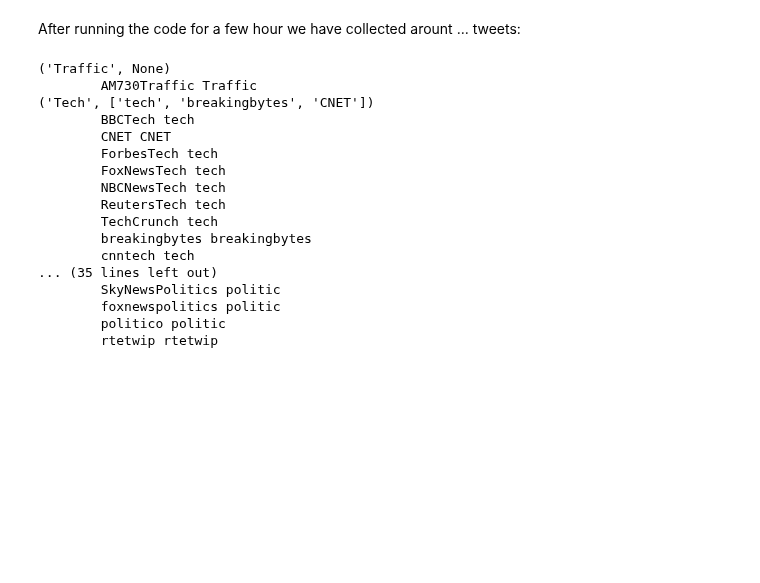
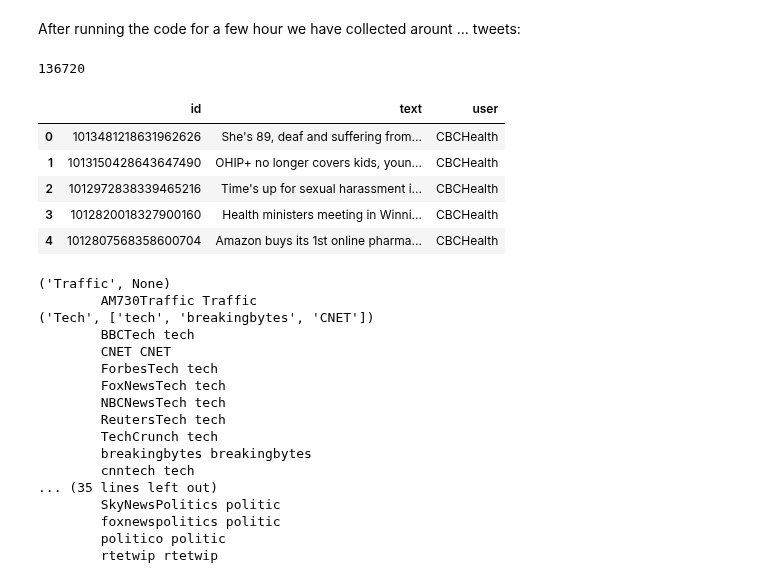
Before and after one commit to amirnasri/Data-Science, a Jupyter notebook: Twitter/main.ipynb, the cells around one changed output. Cells and saved outputs as stored; diff of their text form; code cells hidden in the pictures; blank space fills up the shorter version.

```diff
--- a/Twitter/main.ipynb
+++ b/Twitter/main.ipynb
@@ -123,3 +121,9 @@ news_tweets.count()
+# %%
+client = MongoClient("mongodb://64.46.11.173")
+news_tweets = client.tweets_db.new_tweets
+news_tweets.count()
+# %% [output]
+136720
 # %%
 import pandas as pd
 tweets_df = pd.DataFrame([[tw['id'], tw['text'], tw['user']['screen_name']]
@@ -127 +133,10 @@ tweets_df = pd.DataFrame([[tw['id'], tw['text'], tw['user']['screen_name']]
+# %%
+tweets_df.head()
+# %% [output]
+|  | id | text | user |
+| 0 | 1013481218631962626 | She's 89, deaf and suffering from... | CBCHealth |
+| 1 | 1013150428643647490 | OHIP+ no longer covers kids, youn... | CBCHealth |
+| 2 | 1012972838339465216 | Time's up for sexual harassment i... | CBCHealth |
+| 3 | 1012820018327900160 | Health ministers meeting in Winni... | CBCHealth |
+| 4 | 1012807568358600704 | Amazon buys its 1st online pharma... | CBCHealth |
 # %%
```
Also changed, not shown: parts of 7 cells of this notebook, 1 other file.
